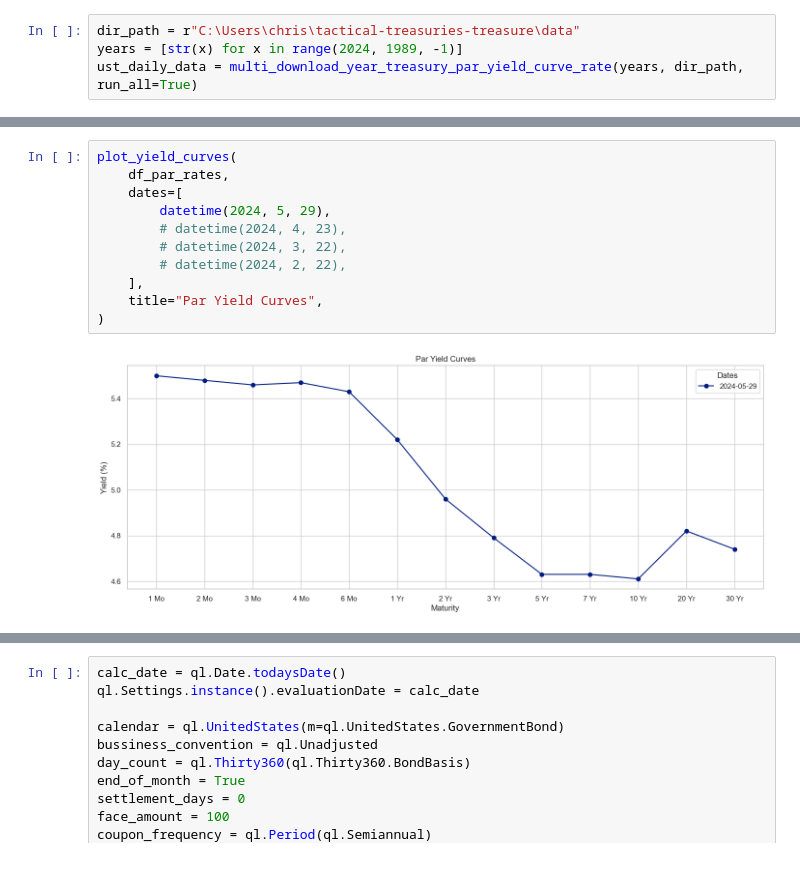
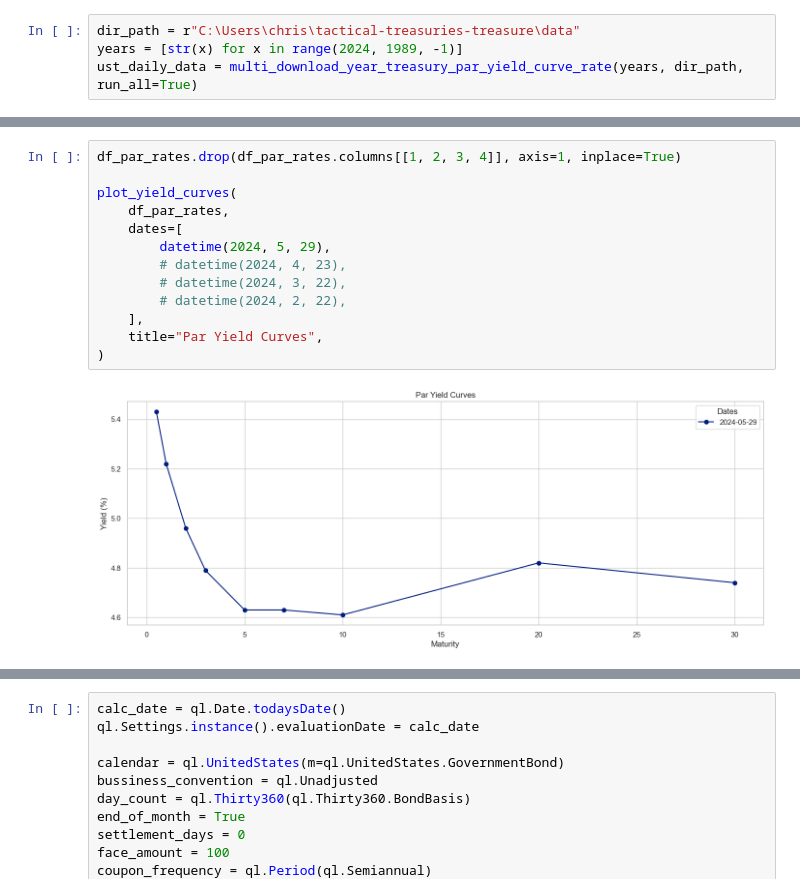
Before and after one commit to cleeclee123/Curve-Your-Enthusiasm-, a Jupyter notebook: curves.ipynb, the cells around one changed output, grey strips where cells are left out. Saved outputs shown, nothing was run; the diff lists cells and outputs as text.

```diff
--- a/curves.ipynb
+++ b/curves.ipynb
@@ -60,14 +61,16 @@ df_par_rates
 # %%
+df_par_rates.drop(df_par_rates.columns[[1, 2, 3, 4]], axis=1, inplace=True)
+
 plot_yield_curves(
     df_par_rates,
     dates=[
         datetime(2024, 5, 29),
         # datetime(2024, 4, 23),
         # datetime(2024, 3, 22),
         # datetime(2024, 2, 22),
     ],
     title="Par Yield Curves",
 )
 # %% [output]
-[figure, old version]
+[figure, new version]
 # %%
```
Also changed, not shown: parts of 18 cells of this notebook, 6 other files.
